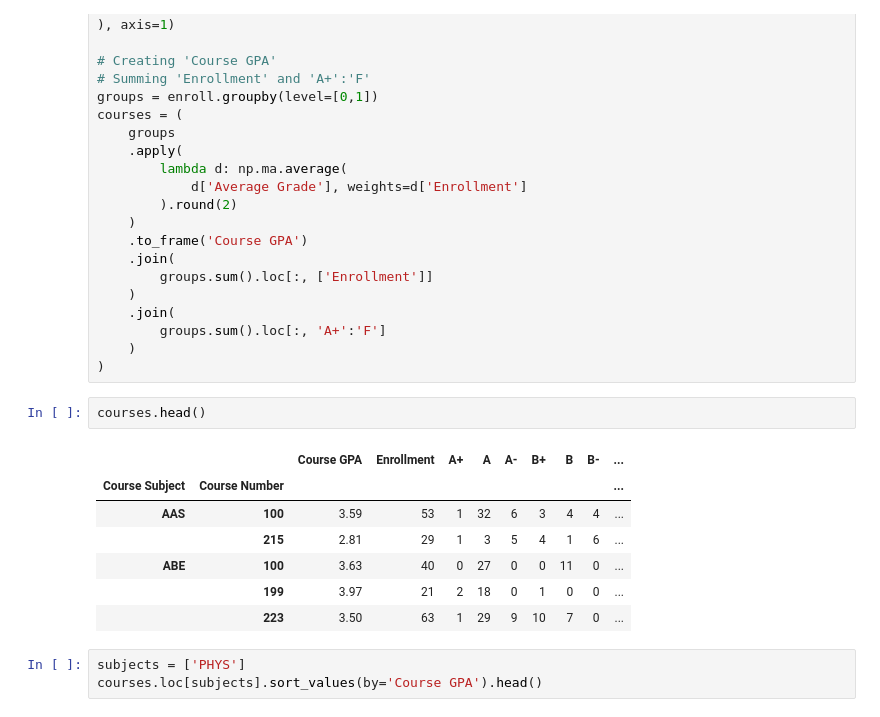
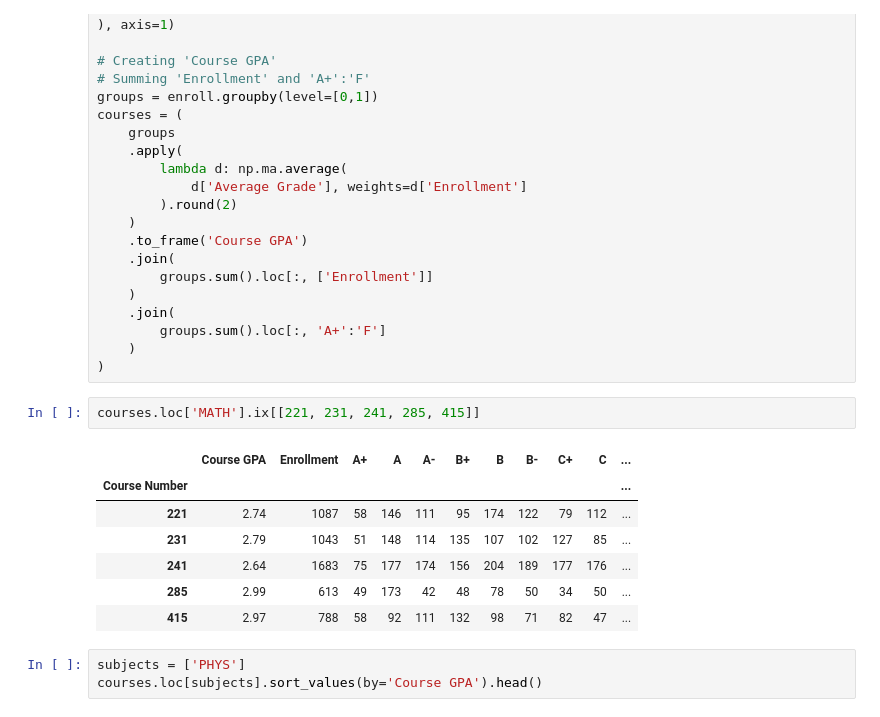
Before and after one commit to maneyko/grades, a Jupyter notebook: grades.ipynb, the cells around one changed output. Saved outputs shown, nothing was run; the diff lists cells and outputs as text.

```diff
--- a/grades.ipynb
+++ b/grades.ipynb
@@ -104,16 +107,16 @@ courses = (
         groups.sum().loc[:, 'A+':'F']
     )
 )
-# %%
-courses.head()
-# %% [output]
-|  |  | Course GPA | Enrollment | A+ | A | A- | B+ | B | B- | ... |
-| Course Subject | Course Number |  |  |  |  |  |  |  |  | ... |
-| AAS | 100 | 3.59 | 53 | 1 | 32 | 6 | 3 | 4 | 4 | ... |
-|  | 215 | 2.81 | 29 | 1 | 3 | 5 | 4 | 1 | 6 | ... |
-| ABE | 100 | 3.63 | 40 | 0 | 27 | 0 | 0 | 11 | 0 | ... |
-|  | 199 | 3.97 | 21 | 2 | 18 | 0 | 1 | 0 | 0 | ... |
-|  | 223 | 3.50 | 63 | 1 | 29 | 9 | 10 | 7 | 0 | ... |
+# %%
+courses.loc['MATH'].ix[[221, 231, 241, 285, 415]]
+# %% [output]
+|  | Course GPA | Enrollment | A+ | A | A- | B+ | B | B- | C+ | C | ... |
+| Course Number |  |  |  |  |  |  |  |  |  |  | ... |
+| 221 | 2.74 | 1087 | 58 | 146 | 111 | 95 | 174 | 122 | 79 | 112 | ... |
+| 231 | 2.79 | 1043 | 51 | 148 | 114 | 135 | 107 | 102 | 127 | 85 | ... |
+| 241 | 2.64 | 1683 | 75 | 177 | 174 | 156 | 204 | 189 | 177 | 176 | ... |
+| 285 | 2.99 | 613 | 49 | 173 | 42 | 48 | 78 | 50 | 34 | 50 | ... |
+| 415 | 2.97 | 788 | 58 | 92 | 111 | 132 | 98 | 71 | 82 | 47 | ... |
 # %%
 subjects = ['PHYS']
 courses.loc[subjects].sort_values(by='Course GPA').head()
```
Also changed, not shown: parts of 7 cells of this notebook.
